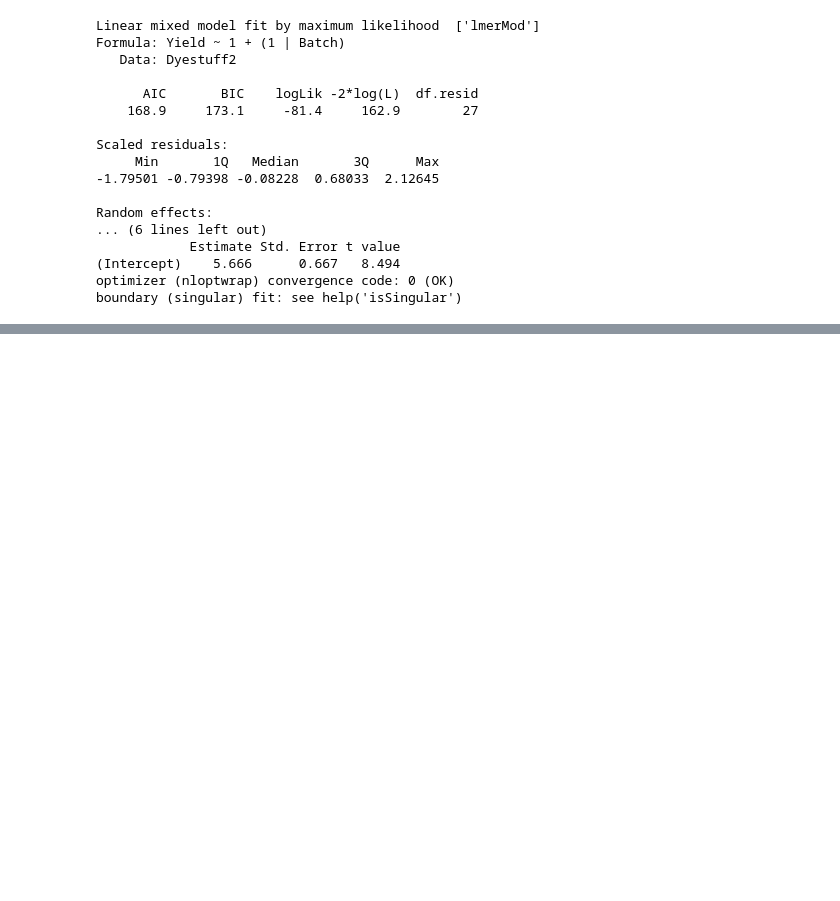
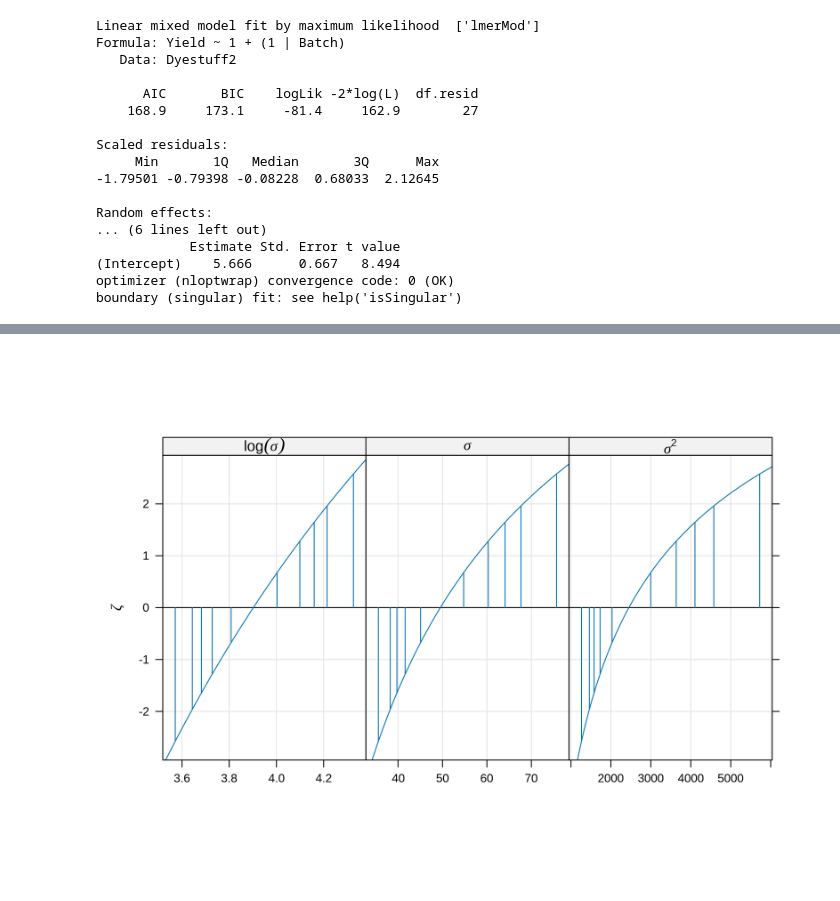
Before and after one commit to SanD94/lme4-playground, a Jupyter notebook: lme4.ipynb, the cells around one changed output, grey strips where cells are left out. Saved outputs shown, nothing was run; the diff lists cells and outputs as text; code cells hidden in the pictures; blank space fills up the shorter version.

```diff
--- a/lme4.ipynb
+++ b/lme4.ipynb
@@ -175,0 +274,29 @@ boundary (singular) fit: see help('isSingular')
+# %%
+zeta <- sqrt(qchisq(c(0.5,0.8,0.9,0.95,0.99), df=1)) # picking values from chisq to estimate variances
+zeta <- c(-rev(zeta), 0, zeta)
+spl <- attr(pr01, "forward")[[".sigma"]] # an ("npolySpline" .. "spline")
+endpts <- predict(attr(pr01, "backward")[[".sigma"]], zeta)$y # [1..10]  35.56 ... 75.66
+
+fr <- data.frame(zeta = rep.int(zeta, 3),
+                 endpts = c(log(endpts), endpts, endpts^2),
+                 pnm = gl(3, length(zeta)))
+xyplot(zeta ~ endpts|pnm, fr, type = "h",
+     scales = list(x = list(relation = "free")),
+     xlab = NULL, ylab = expression(zeta),
+     aspect = 1.5,
+     strip = strip.custom(
+         factor.levels = expression(log(sigma), sigma, sigma^2)),
+     panel = function(...) {
+         panel.grid(h = -1, v = -1)
+         panel.abline(h=0)
+         panel.xyplot(...)
+         ll <- current.panel.limits()$xlim
+         lims <- switch(panel.number(), exp(ll), ll, sqrt(ll))
+         pr <- predict(spl, seq(lims[1], lims[2], len = 101))
+         panel.lines(switch(panel.number(),
+                            log(pr$x),
+                            pr$x,
+                            pr$x^2), pr$y)
+     })
+# %% [output]
+[figure, added]
```
Also changed, not shown: parts of 29 cells of this notebook.
